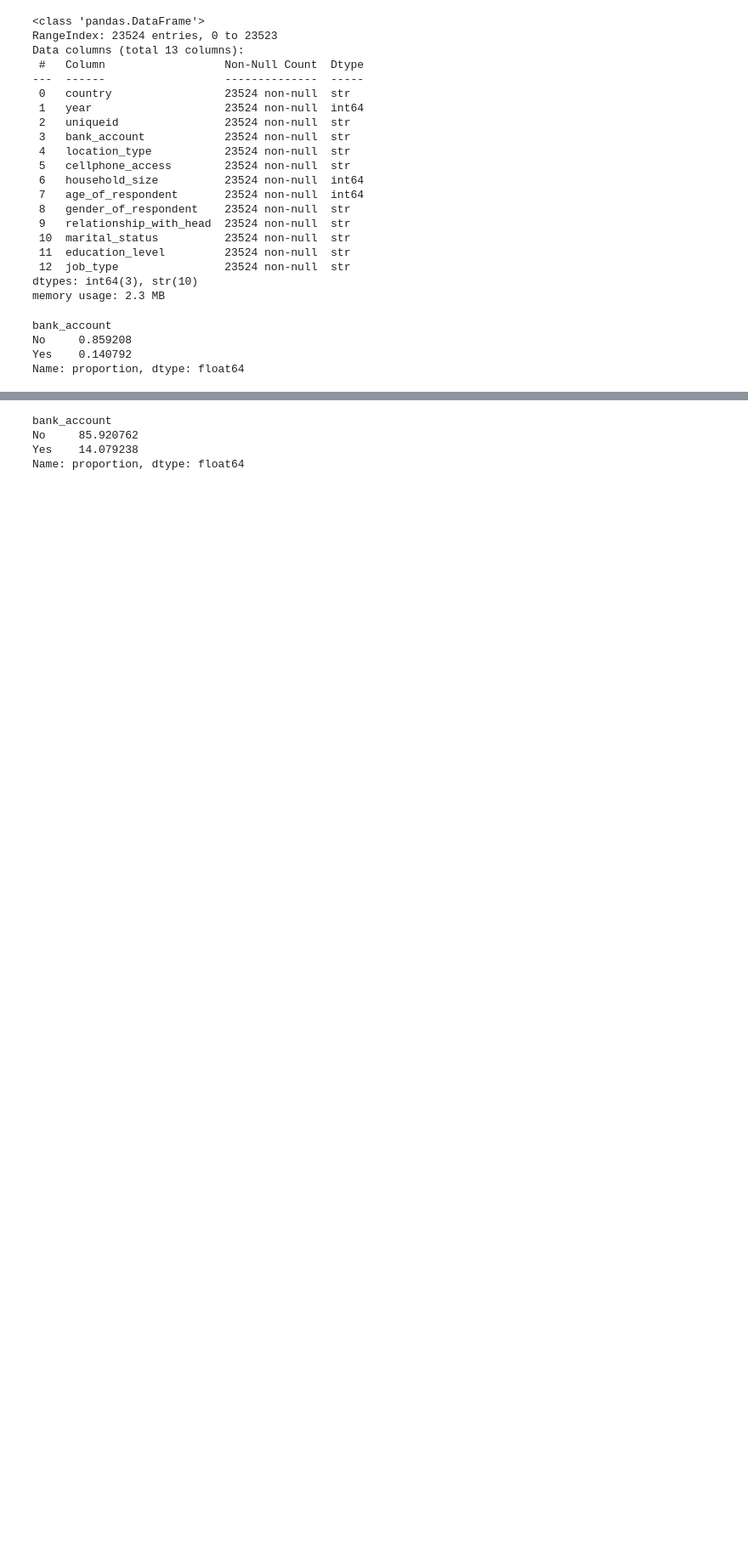
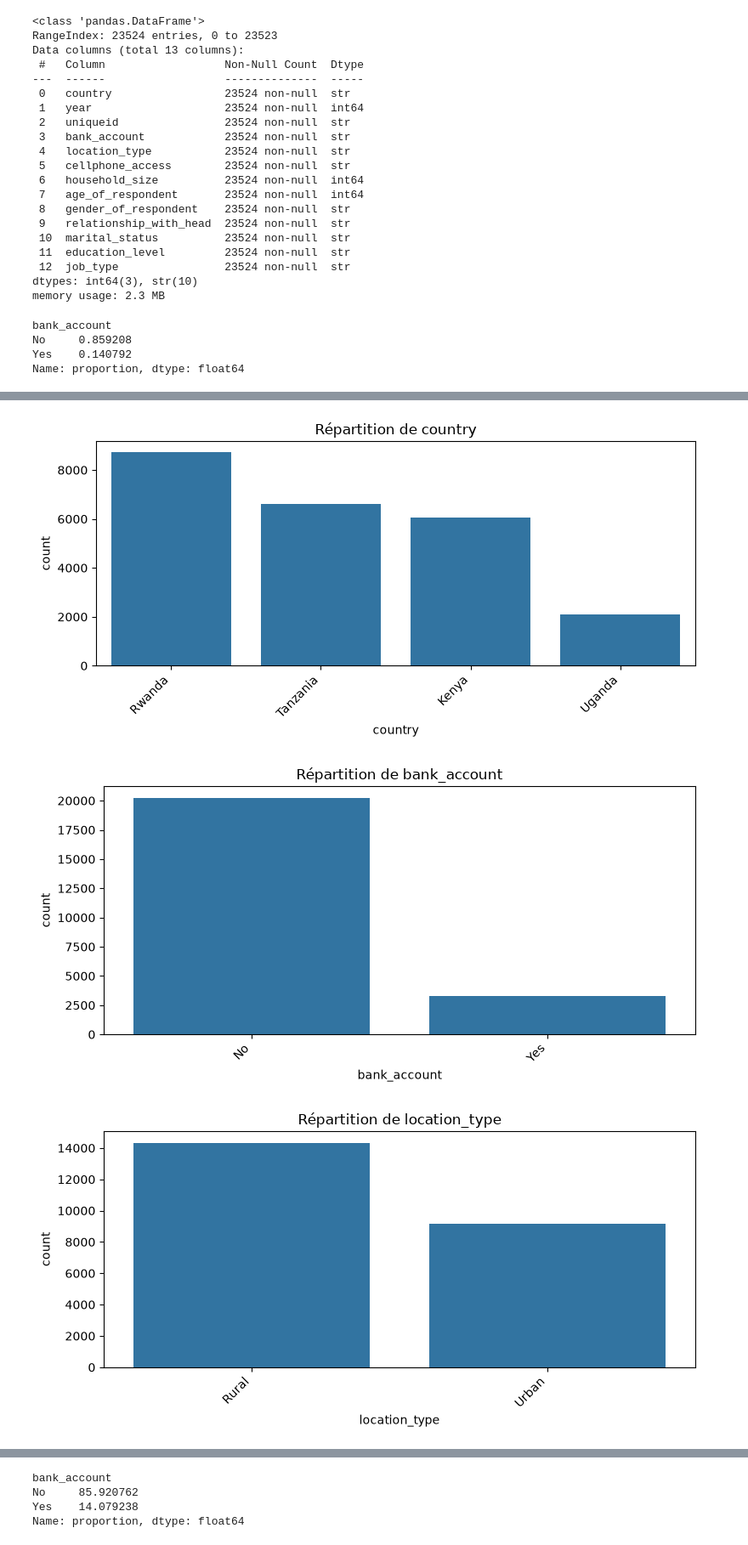
Before and after one commit to abdoulmouhamed99/inclusion-financiere, a Jupyter notebook: notebooks/01_exploration.ipynb, the cells around one changed output, grey strips where cells are left out. Shown at 85% size. Cells and saved outputs as stored; diff of their text form; code cells hidden in the pictures; blank space fills up the shorter version.

```diff
--- a/notebooks/01_exploration.ipynb
+++ b/notebooks/01_exploration.ipynb
@@ -31,3 +39,7 @@ bank_account
 No     0.859208
 Yes    0.140792
 Name: proportion, dtype: float64
+# %%
+# sélection des variables catégorielles en utilisant select_dtypes
+cat_data=df.select_dtypes(include=['object'])
+cat_data.head()
@@ -33,0 +70,18 @@ Name: proportion, dtype: float64
+# %%
+def countplot_func(col, data=cat_data):
+    plt.figure(figsize=(8, 4))
+    sns.countplot(data=data, x=col, order=data[col].value_counts().index)
+    plt.title(f"Répartition de {col}")
+    plt.xticks(rotation=45, ha="right")
+    plt.tight_layout()
+    plt.show()
+
+# Colonnes à tracer : on exclut les identifiants (trop de modalités)
+cols_a_tracer = [c for c in cat_data.columns if cat_data[c].nunique() <= 20]
+
+for col in cols_a_tracer:
+    countplot_func(col)
+# %% [output]
+[figure, added]
+[figure, added]
+[figure, added]
```
Also changed, not shown: parts of 15 cells of this notebook.
